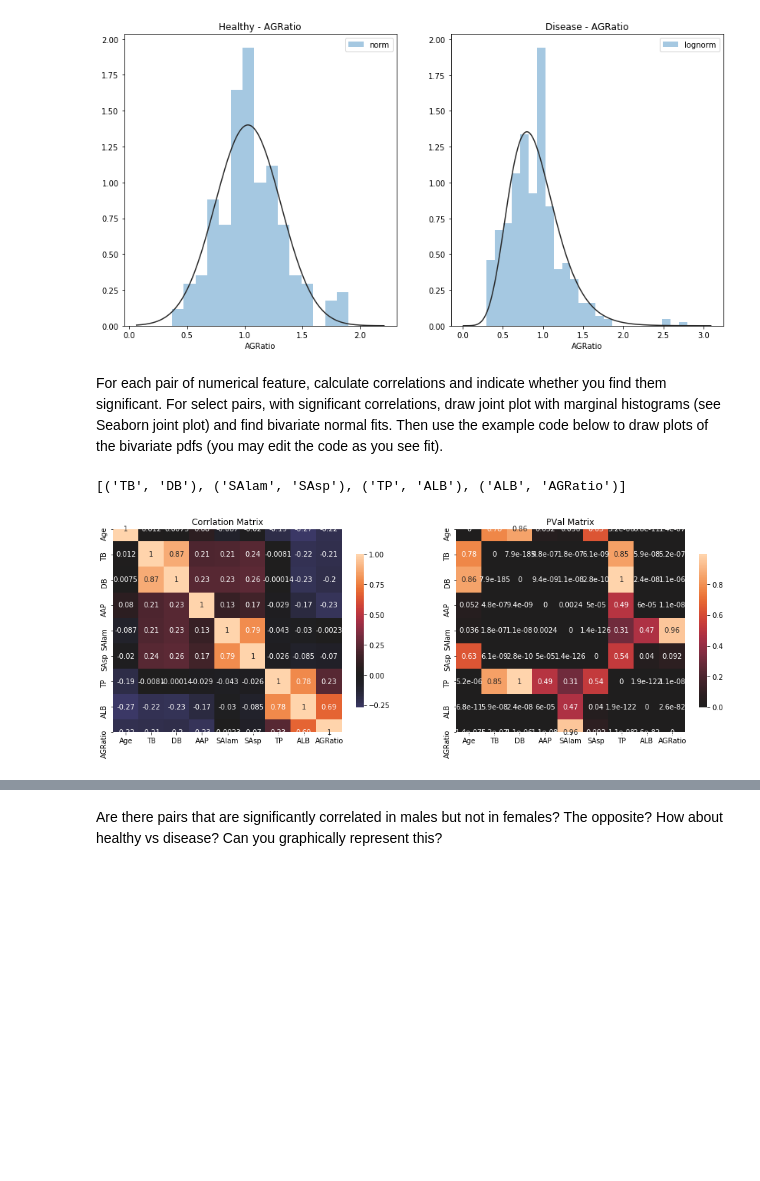
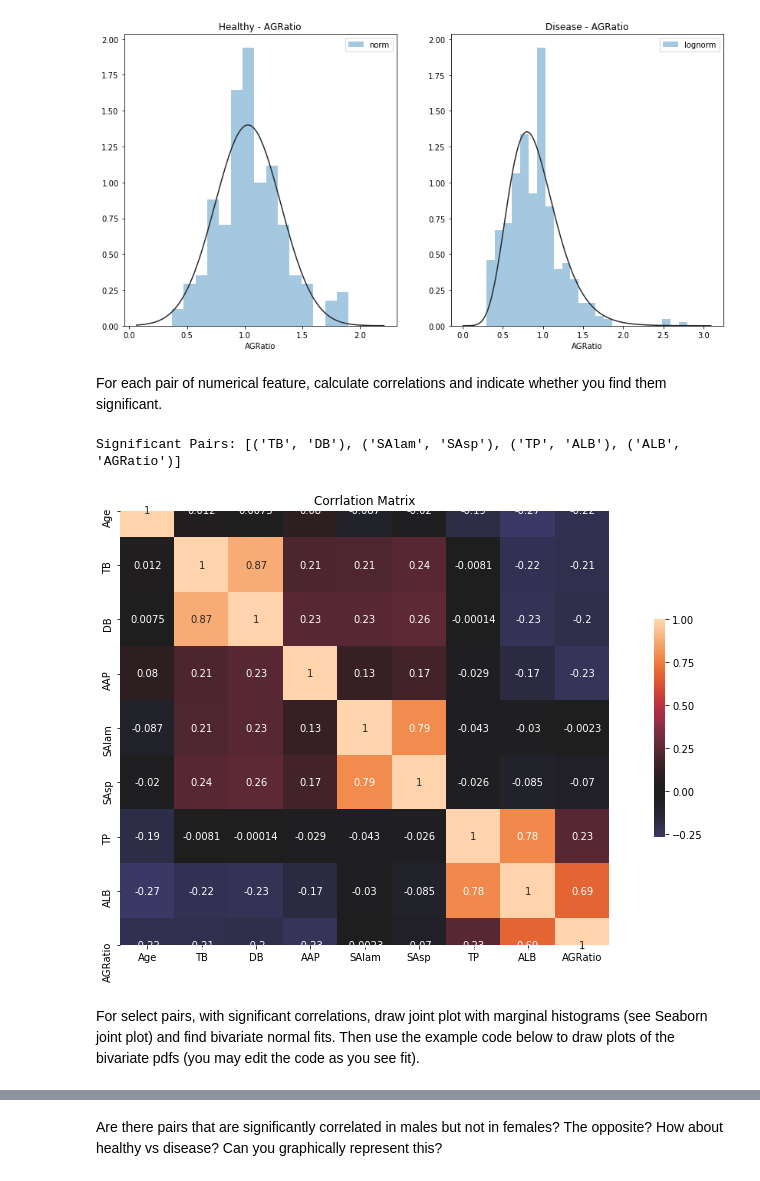
Before and after one commit to mayakerem/StatisticsDataAnalysis, a Jupyter notebook: HW3/HW3.ipynb, the cells around one changed output, grey strips where cells are left out. Drawn from its saved outputs; the diff is of its cells as text; code cells hidden in the pictures; blank space fills up the shorter version.

```diff
--- a/HW3/HW3.ipynb
+++ b/HW3/HW3.ipynb
@@ -294,8 +284,8 @@ plot_hist_dist('AGRatio', stats.norm, stats.lognorm)
 [figure]
 [figure]
 [figure]
-# %% [markdown]
-For each pair of numerical feature, calculate correlations and indicate whether you find them significant. For select pairs, with significant correlations, draw joint plot with marginal histograms (see Seaborn joint plot) and find bivariate normal fits. Then use the example code below to draw plots of the bivariate pdfs (you may edit the code as you see fit).
+# %% [markdown]
+For each pair of numerical feature, calculate correlations and indicate whether you find them significant.
 # %%
 def calc_corrs(numerical_data):
     num_features = len(numerical_data.columns)
@@ -308,27 +298,35 @@ def calc_corrs(numerical_data):
 # %%
 corr, pval = calc_corrs(data.select_dtypes(np.number).drop(columns = 'Target'))
 labels = ["Age","TB","DB","AAP","SAlam","SAsp","TP","ALB","AGRatio"]
 
-def print_heatmaps (corr,pval):
-    f, ax = plt.subplots(1,2, figsize=(16,8))
-    sns.heatmap(corr, ax=ax[0], center = 0, annot = True, square=True, xticklabels =labels, yticklabels=labels, cbar_kws={"shrink":0.5})
-    ax[0].set_title("Corrlation Matrix")
+def print_corr_heatmap (corr,pval):
+    plt.figure(figsize=(16,8))
+    sns.heatmap(corr, center = 0, annot = True, square=True, xticklabels =labels, yticklabels=labels, cbar_kws={"shrink":0.5})
+    plt.title("Corrlation Matrix")
+    plt.show()
+
+# Not sure if we want to use this because visually it doesnt give us any intuition
+def print_pval_heatmap (corr,pval):
+    plt.figure(figsize=(16,8))
     sns.heatmap(pval, ax=ax[1], center = 0, annot = True, square = True, xticklabels =labels, yticklabels=labels, cbar_kws={"shrink":0.5})
-    ax[1].set_title("PVal Matrix")
+    plt.title("PVal Matrix")
+    plt.show()
 
 
 def significant_pairs (corr, pval):
     res = []
     for i in range(len(corr[1,:])):
         for j in range(len(corr[:,1])):
             if i < j:
                 if (corr[i,j] > 0.5) and (pval[i,j] < 0.05):
                     res.append((labels[i],labels[j]))
     return res
 
 
-print(significant_pairs(corr, pval))
-print_heatmaps(corr, pval)
+print("Significant Pairs: {}".format(significant_pairs(corr, pval)))
+print_corr_heatmap(corr, pval)
 # %% [output]
-[('TB', 'DB'), ('SAlam', 'SAsp'), ('TP', 'ALB'), ('ALB', 'AGRatio')]
+Significant Pairs: [('TB', 'DB'), ('SAlam', 'SAsp'), ('TP', 'ALB'), ('ALB', 'AGRatio')]
-[figure, old version]
+[figure, new version]
+# %% [markdown]
+For select pairs, with significant correlations, draw joint plot with marginal histograms (see Seaborn joint plot) and find bivariate normal fits. Then use the example code below to draw plots of the bivariate pdfs (you may edit the code as you see fit).
```
Also changed, not shown: parts of 44 cells of this notebook.
